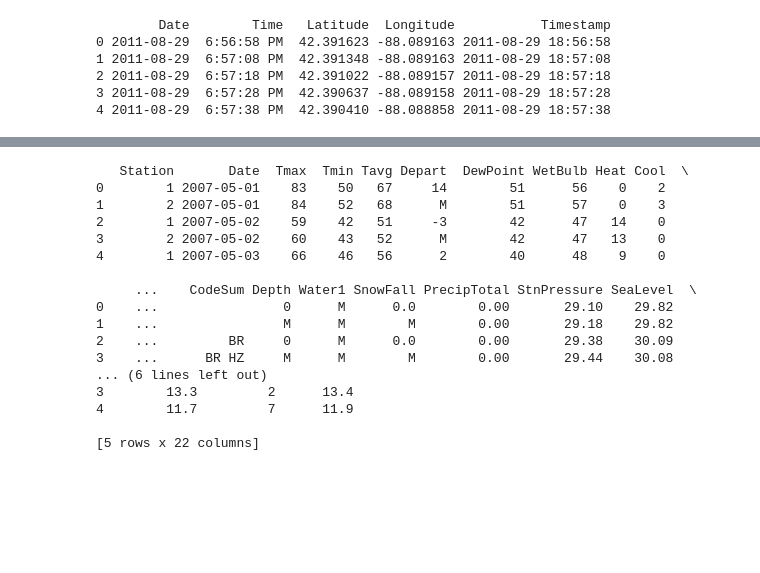
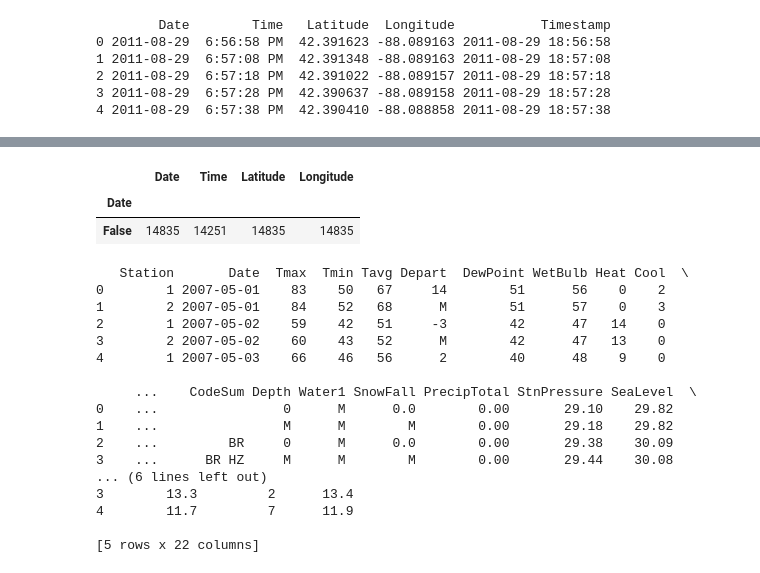
Before and after one commit to thekensta/kaggle-west-nile-virus, a Jupyter notebook: wnv.ipynb, the cells around one changed output, grey strips where cells are left out. Drawn from its saved outputs; the diff is of its cells as text; code cells hidden in the pictures; blank space fills up the shorter version.

```diff
--- a/wnv.ipynb
+++ b/wnv.ipynb
@@ -106,0 +162,10 @@ fig.set_size_inches(12, 5)
+# %%
+dindex = pd.DatetimeIndex(spray.Date)
+spray["Year"] = dindex.year
+spray["Month"] = dindex.month
+
+# plt.hist(spray.Year); # Looks bad
+year_group = spray.groupby(["Year", "Month"]).Date.count()
+print(year_group.head())
+del dindex
+del year_group
@@ -107,3 +210,9 @@ fig.set_size_inches(12, 5)
+# %%
+spray.groupby(pd.isnull(spray.Date)).count()
+# %% [output]
+|  | Date | Time | Latitude | Longitude |
+| Date |  |  |  |  |
+| False | 14835 | 14251 | 14835 | 14835 |
 # %%
 # print(dataframes['weather.csv'].head())
 # for station in (1, 2):
```
Also changed, not shown: parts of 20 cells of this notebook, 1 other file.
